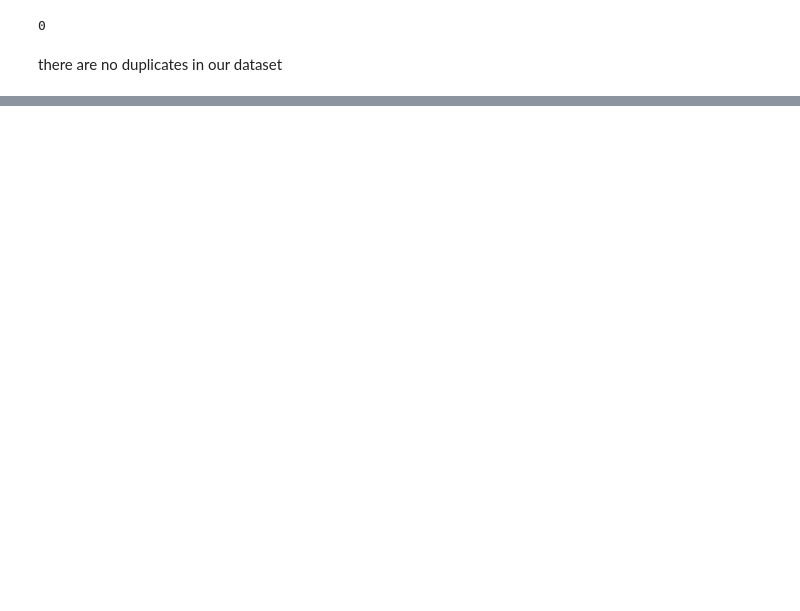
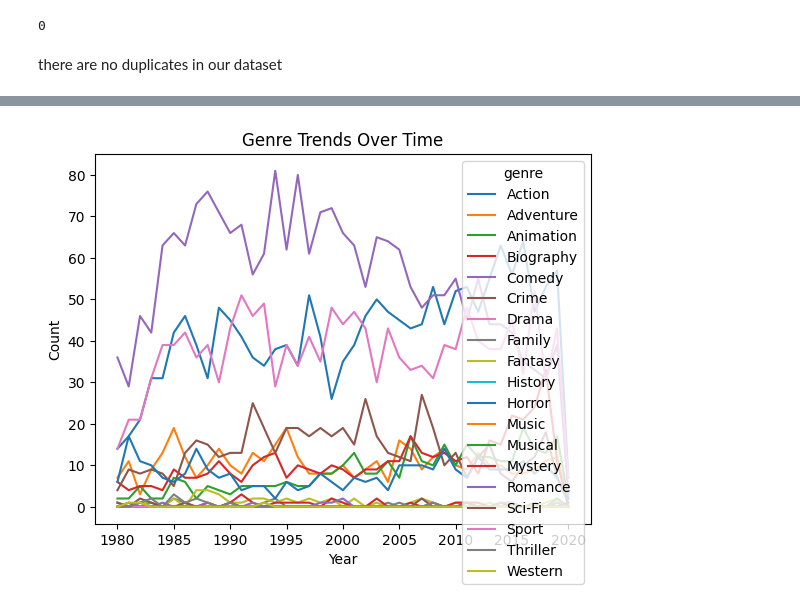
Before and after one commit to mutlyn/Movies_Capstone_Project, a Jupyter notebook: Movie_project.ipynb, the cells around one changed output, grey strips where cells are left out. Cells and saved outputs as stored; diff of their text form; code cells hidden in the pictures; blank space fills up the shorter version.

```diff
--- a/Movie_project.ipynb
+++ b/Movie_project.ipynb
@@ -125,3 +125,35 @@ dtype: int64
 We have several missing values in our dataset in the different variables
 # %% [markdown]
 We are gonna handle this missing values by replacing the missing values with the median of the columns because comparing the mean and the median of most of the columns they indicate a skewness to the right meaning if we use the mean it might influence the outcome of the analysis and might not be as accurate as using the median.
+# %%
+# Imputing the missing values in 'score', 'votes', 'budget', 'gross', and 'runtime' with median
+columns_to_impute = ['score', 'votes', 'budget', 'gross', 'runtime']
+
+for col in columns_to_impute:
+    median_value = movies_data[col].median()
+    movies_data[col] = movies_data[col].fillna(median_value)
+# %%
+#getting the mode
+rating_mode = movies_data['rating'].mode().iloc[0]
+#filling for the rating column
+movies_data['rating'] = movies_data['rating'].fillna(rating_mode)
+#getting the mode
+released_mode = movies_data['released'].mode().iloc[0]
+#filling for the released column
+movies_data['released'] = movies_data['released'].fillna(released_mode)
+#getting the mode
+writer_mode = movies_data['writer'].mode().iloc[0]
+#filling for the released column
+movies_data['writer'] = movies_data['writer'].fillna(writer_mode)
+#getting the mode
+star_mode = movies_data['star'].mode().iloc[0]
+#filling for the released column
+movies_data['star'] = movies_data['star'].fillna(star_mode)
+#getting the mode
+country_mode = movies_data['country'].mode().iloc[0]
+#filling for the released column
+movies_data['country'] = movies_data['country'].fillna(country_mode)
+#getting the mode
+company_mode = movies_data['company'].mode().iloc[0]
+#filling for the released column
+movies_data['company'] = movies_data['company'].fillna(company_mode)
@@ -133,0 +225,15 @@ there are no duplicates in our dataset
+# %%
+movies_data_expanded = movies_data.explode('genre')
+
+#pivot table to count genres by year
+genre_trends = movies_data_expanded.pivot_table(
+    index='year', columns='genre', aggfunc='size', fill_value=0
+)
+
+# Visualize genre trends over time
+genre_trends.plot(kind='line', title='Genre Trends Over Time')
+plt.xlabel('Year')
+plt.ylabel('Count')
+plt.show()
+# %% [output]
+[figure, added]
```
Also changed, not shown: parts of 11 cells of this notebook.
